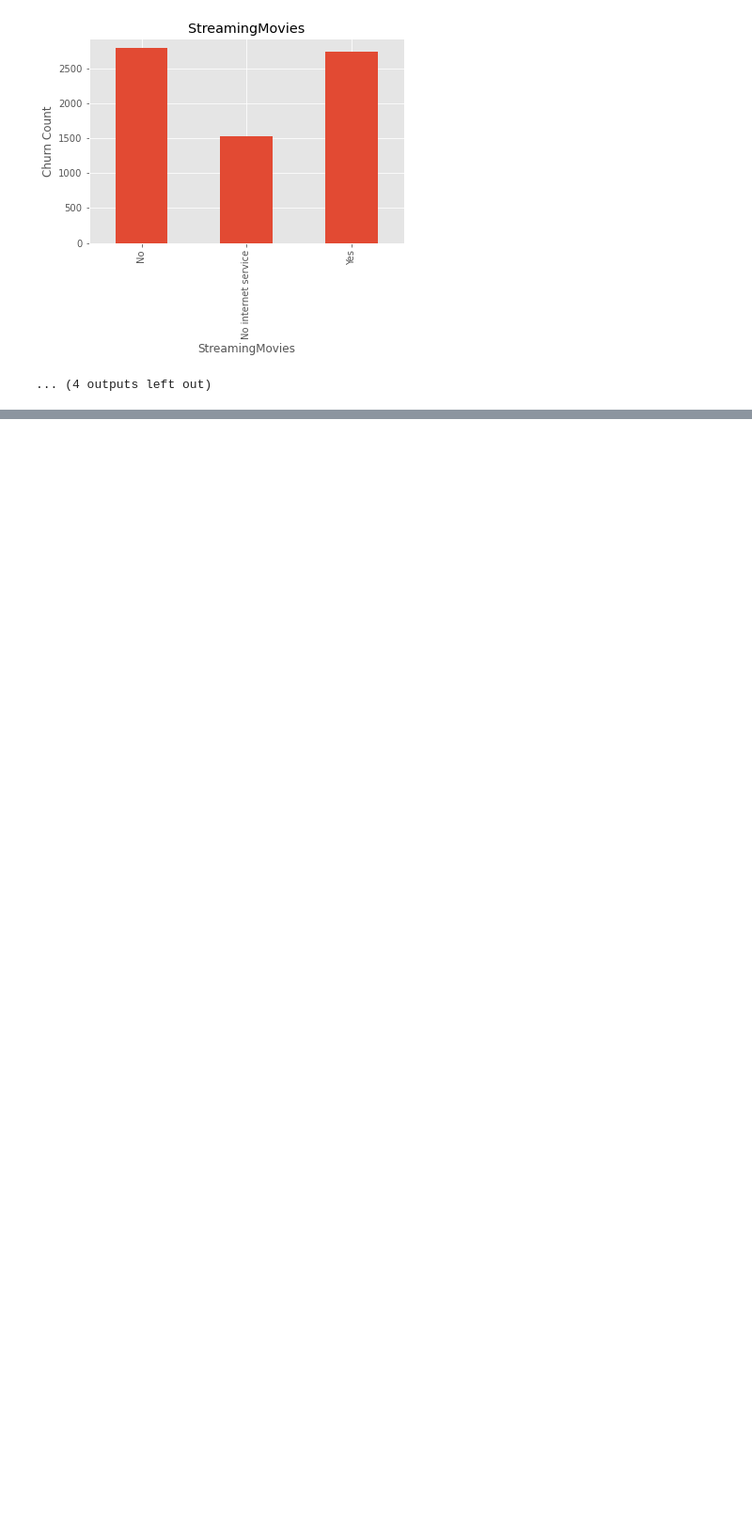
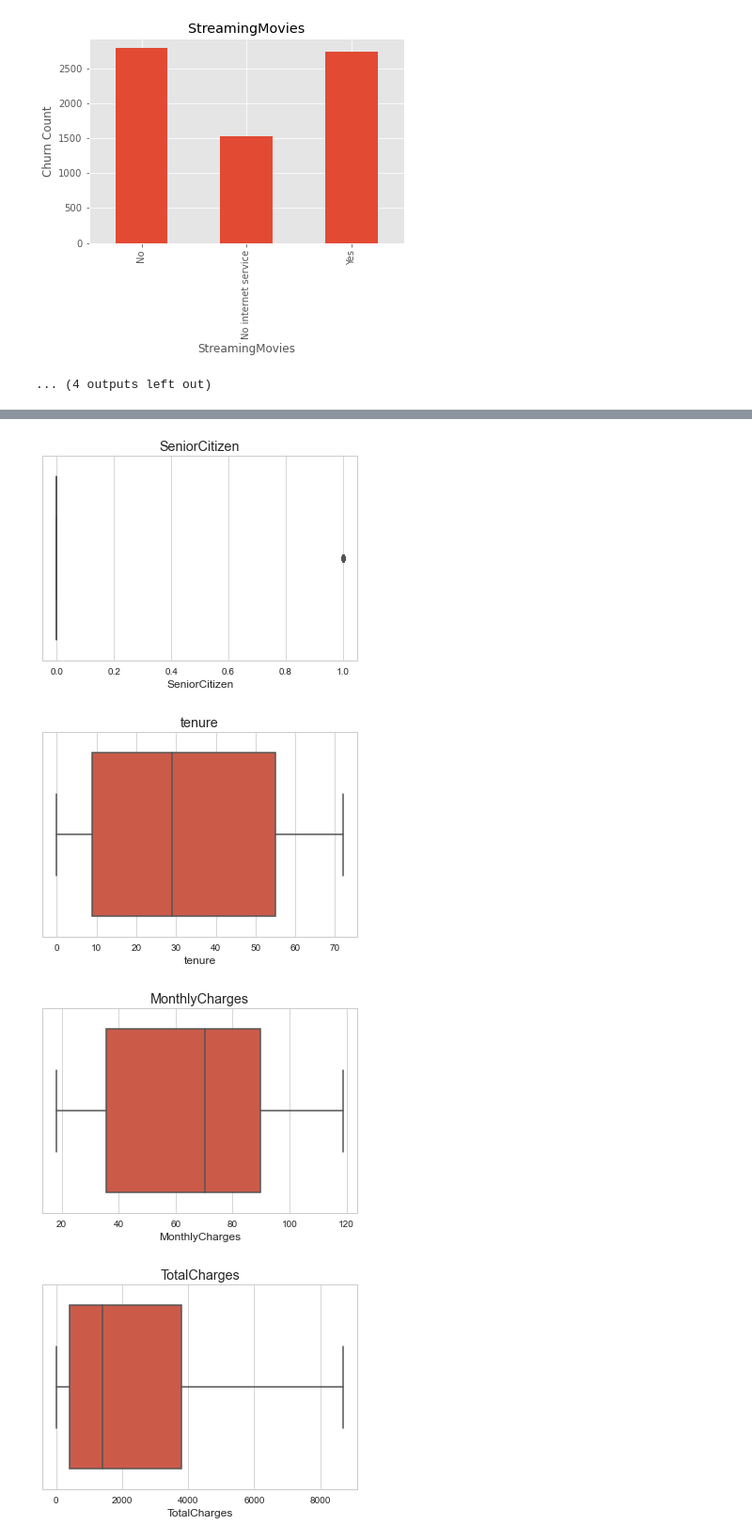
Before and after one commit to AgungYogaSetiawan/Predict-Churn-Customer, a Jupyter notebook: Predict Customer Churn.ipynb, the cells around one changed output, grey strips where cells are left out. Shown at 94% size. Drawn from its saved outputs; the diff is of its cells as text; code cells hidden in the pictures; blank space fills up the shorter version.

```diff
--- a/Predict Customer Churn.ipynb
+++ b/Predict Customer Churn.ipynb
@@ -298,0 +322,4 @@ for feature in cat_feature:
+# %%
+# fill columns TotalCharges with median
+df['TotalCharges'].fillna(df['TotalCharges'].median(), inplace=True)
+df.isna().sum()
@@ -298,0 +348,13 @@ for feature in cat_feature:
+# %%
+# Use Boxplot
+sns.set_style(style='whitegrid')
+for feature in numeric_feature:
+    sns.boxplot(x=df[feature])
+    plt.title(feature)
+    plt.xlabel(feature)
+    plt.show()
+# %% [output]
+[figure, added]
+[figure, added]
+[figure, added]
+[figure, added]
```
Also changed, not shown: parts of 13 cells of this notebook.
